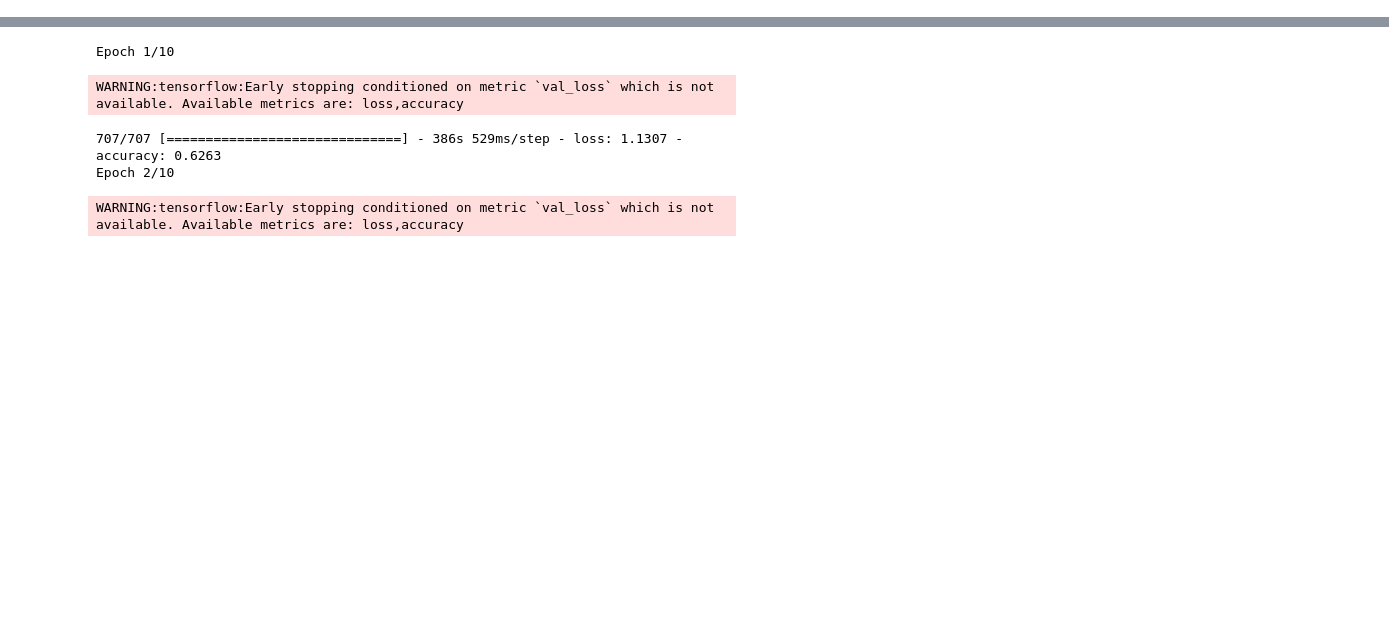
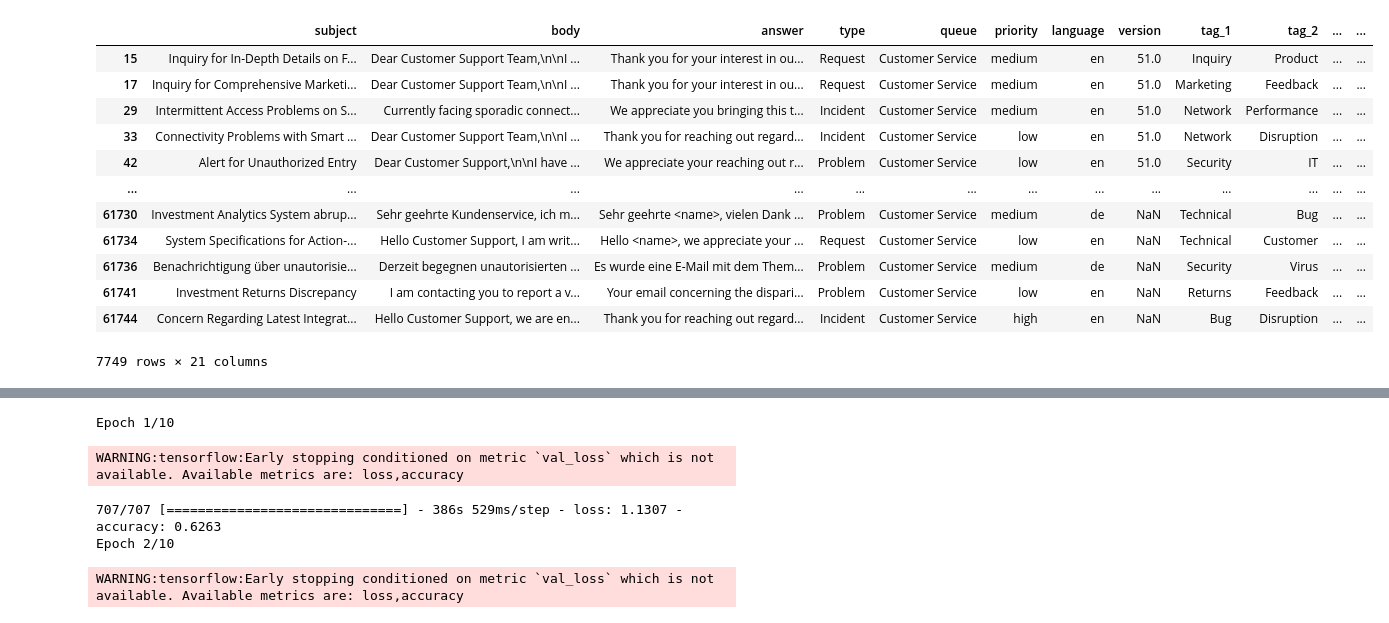
Before and after one commit to JS-Tharun/Customer-Support-Automation, a Jupyter notebook: notebooks/bert.ipynb, the cells around one changed output, grey strips where cells are left out. Saved outputs shown, nothing was run; the diff lists cells and outputs as text; code cells hidden in the pictures; blank space fills up the shorter version.

```diff
--- a/notebooks/bert.ipynb
+++ b/notebooks/bert.ipynb
@@ -30,0 +115,17 @@ df = pd.read_csv("datasets/Customer_Support_Tickets_Cleaned.csv")
+# %%
+# Customer Success
+df[df['queue'].isin(['Customer Service', 'Jobs & Education/Online Courses'])]
+# %% [output]
+|  | subject | body | answer | type | queue | priority | language | version | tag_1 | tag_2 | ... | ... |
+| 15 | Inquiry for In-Depth Details on F... | Dear Customer Support Team,\n\nI ... | Thank you for your interest in ou... | Request | Customer Service | medium | en | 51.0 | Inquiry | Product | ... | ... |
+| 17 | Inquiry for Comprehensive Marketi... | Dear Customer Support Team,\n\nI ... | Thank you for your interest in ou... | Request | Customer Service | medium | en | 51.0 | Marketing | Feedback | ... | ... |
+| 29 | Intermittent Access Problems on S... | Currently facing sporadic connect... | We appreciate you bringing this t... | Incident | Customer Service | medium | en | 51.0 | Network | Performance | ... | ... |
+| 33 | Connectivity Problems with Smart ... | Dear Customer Support Team,\n\nI ... | Thank you for reaching out regard... | Incident | Customer Service | low | en | 51.0 | Network | Disruption | ... | ... |
+| 42 | Alert for Unauthorized Entry | Dear Customer Support,\n\nI have ... | We appreciate your reaching out r... | Problem | Customer Service | low | en | 51.0 | Security | IT | ... | ... |
+| ... | ... | ... | ... | ... | ... | ... | ... | ... | ... | ... | ... | ... |
+| 61730 | Investment Analytics System abrup... | Sehr geehrte Kundenservice, ich m... | Sehr geehrte <name>, vielen Dank ... | Problem | Customer Service | medium | de | NaN | Technical | Bug | ... | ... |
+| 61734 | System Specifications for Action-... | Hello Customer Support, I am writ... | Hello <name>, we appreciate your ... | Request | Customer Service | low | en | NaN | Technical | Customer | ... | ... |
+| 61736 | Benachrichtigung über unautorisie... | Derzeit begegnen unautorisierten ... | Es wurde eine E-Mail mit dem Them... | Problem | Customer Service | medium | de | NaN | Security | Virus | ... | ... |
+| 61741 | Investment Returns Discrepancy | I am contacting you to report a v... | Your email concerning the dispari... | Problem | Customer Service | low | en | NaN | Returns | Feedback | ... | ... |
+| 61744 | Concern Regarding Latest Integrat... | Hello Customer Support, we are en... | Thank you for reaching out regard... | Incident | Customer Service | high | en | NaN | Bug | Disruption | ... | ... |
+7749 rows × 21 columns
```
Also changed, not shown: parts of 12 cells of this notebook, 4 other files.
